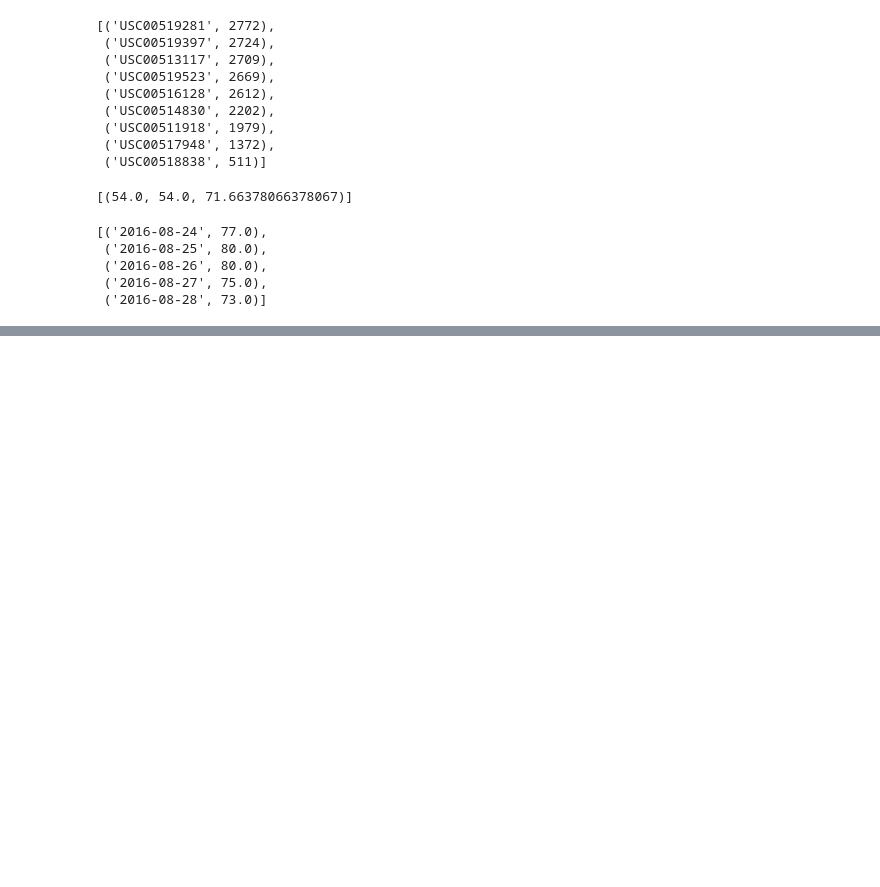
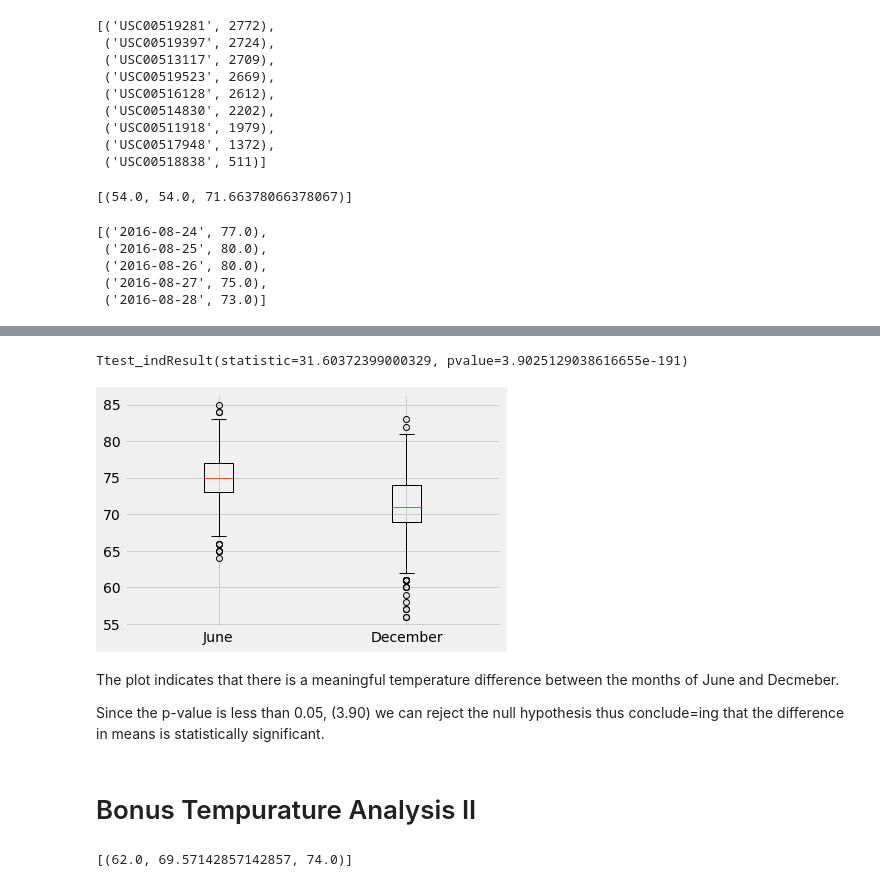
Before and after one commit to timsamson/sqlalchemy-challenge, a Jupyter notebook: climate.ipynb, the cells around one changed output, grey strips where cells are left out. Cells and saved outputs as stored; diff of their text form; code cells hidden in the pictures; blank space fills up the shorter version.

```diff
--- a/climate.ipynb
+++ b/climate.ipynb
@@ -136,3 +218,23 @@ USC00519281[:5]
+# %%
+# * Use the t-test to determine whether the difference in the means, if any,
+#is statistically significant.
+#Will you use a paired t-test, or an unpaired t-test? Why?
+
+box_data = [june_df["Temperature"],dec_df["Temperature"]]
+plt.boxplot(box_data,labels=['June', 'December']);
+stats.ttest_ind(june_df["Temperature"], dec_df["Temperature"])
+# %% [output]
+Ttest_indResult(statistic=31.60372399000329, pvalue=3.9025129038616655e-191)
+[figure, added]
+# %% [markdown]
+The plot indicates that there is a meaningful temperature
+difference between the months of June and Decmeber.
+
+Since the p-value is less than 0.05, (3.90) we can reject
+the null hypothesis thus conclude=ing that the difference
+in means is statistically significant.
+# %% [markdown]
+# Bonus Tempurature Analysis II
 # %%
 # This function called `calc_temps` will accept start date and end date in the format '%Y-%m-%d'
 # and return the minimum, average, and maximum temperatures for that range of dates
@@ -147,11 +249,13 @@ def calc_temps(start_date, end_date):
         TMIN, TAVE, and TMAX
     """
 
-    return session.query(func.min(Measurement.tobs), func.avg(Measurement.tobs), func.max(Measurement.tobs)).\
-        filter(Measurement.date >= start_date).filter(Measurement.date <= end_date).all()
+    return session.query(func.min(measurement.tobs), func.avg(measurement.tobs), func.max(measurement.tobs)).\
+        filter(measurement.date >= start_date).filter(measurement.date <= end_date).all()
 
 # function usage example
 print(calc_temps('2012-02-28', '2012-03-05'))
+# %% [output]
+[(62.0, 69.57142857142857, 74.0)]
 # %%
 # Use your previous function `calc_temps` to calculate the tmin, tavg, and tmax
 # for your trip using the previous year's data for those same dates.
```
Also changed, not shown: parts of 9 cells of this notebook.
